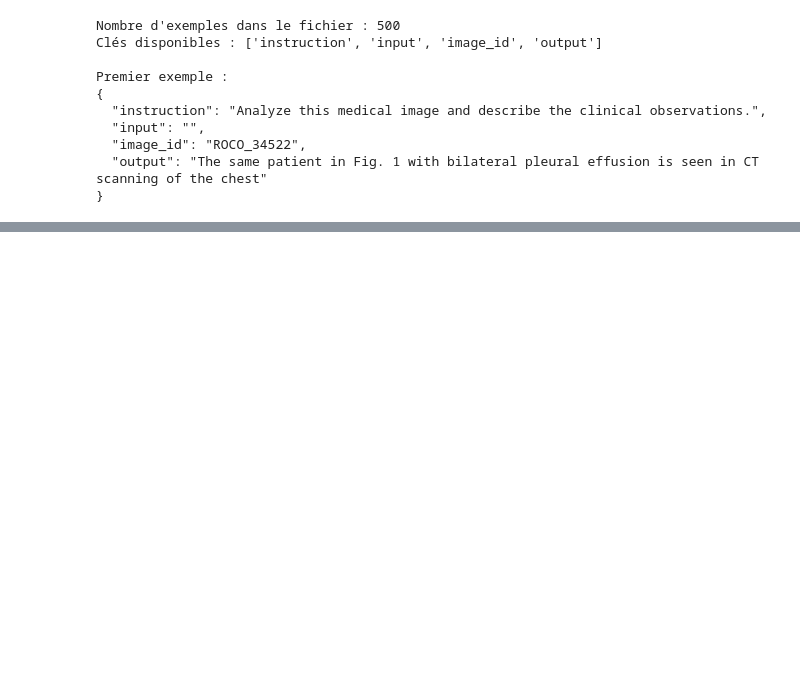
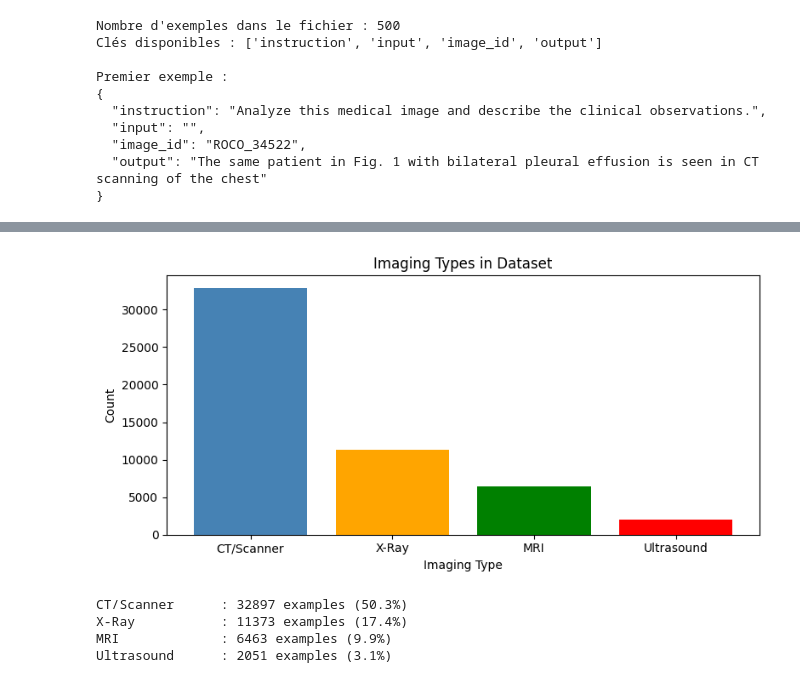
Before and after one commit to realyams/medical, a Jupyter notebook: data.ipynb, the cells around one changed output, grey strips where cells are left out. Saved outputs shown, nothing was run; the diff lists cells and outputs as text; code cells hidden in the pictures; blank space fills up the shorter version.

```diff
--- a/data.ipynb
+++ b/data.ipynb
@@ -153,0 +231,30 @@ files.download("dataset.json")
+# %%
+keywords = {
+    'CT/Scanner'  : ['CT', 'computed tomography', 'scan'],
+    'X-Ray'       : ['x-ray', 'radiograph', 'plain film'],
+    'MRI'         : ['MRI', 'magnetic resonance'],
+    'Ultrasound'  : ['ultrasound', 'echography'],
+}
+
+counts = {}
+for name, words in keywords.items():
+    count = df['caption'].str.contains('|'.join(words), case=False).sum()
+    counts[name] = count
+
+# Plot
+plt.figure(figsize=(8, 4))
+plt.bar(counts.keys(), counts.values(), color=['steelblue', 'orange', 'green', 'red'])
+plt.title('Imaging Types in Dataset')
+plt.xlabel('Imaging Type')
+plt.ylabel('Count')
+plt.tight_layout()
+plt.show()
+
+for name, count in counts.items():
+    print(f"{name:15} : {count} examples ({count/len(df)*100:.1f}%)")
+# %% [output]
+[figure, added]
+CT/Scanner      : 32897 examples (50.3%)
+X-Ray           : 11373 examples (17.4%)
+MRI             : 6463 examples (9.9%)
+Ultrasound      : 2051 examples (3.1%)
```
Also changed, not shown: parts of 7 cells of this notebook.
